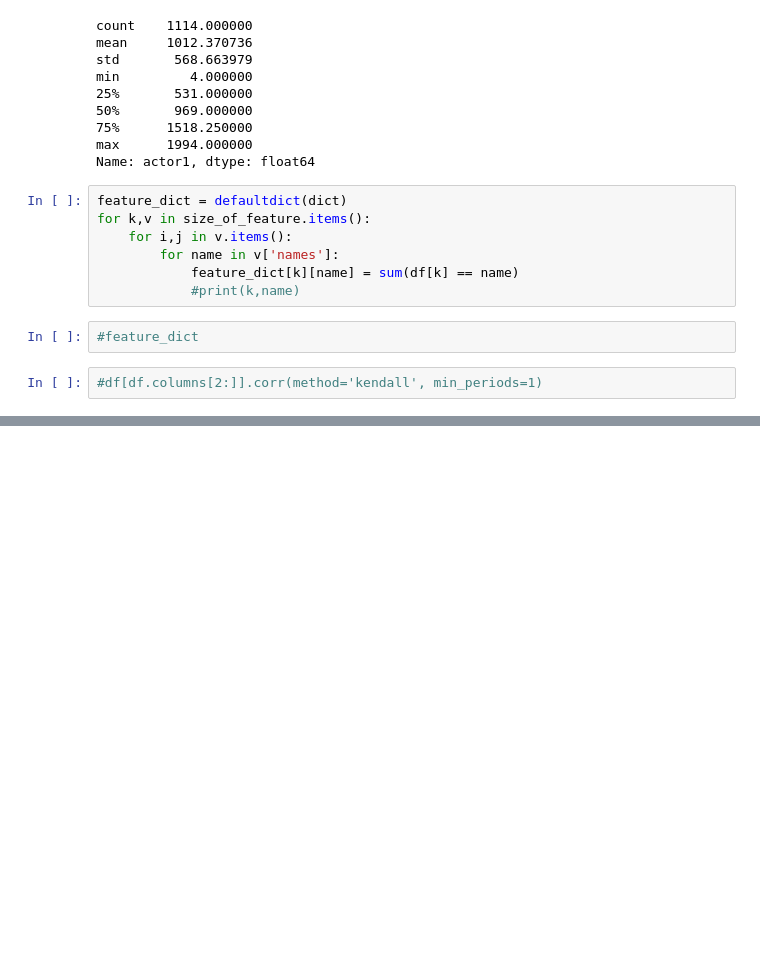
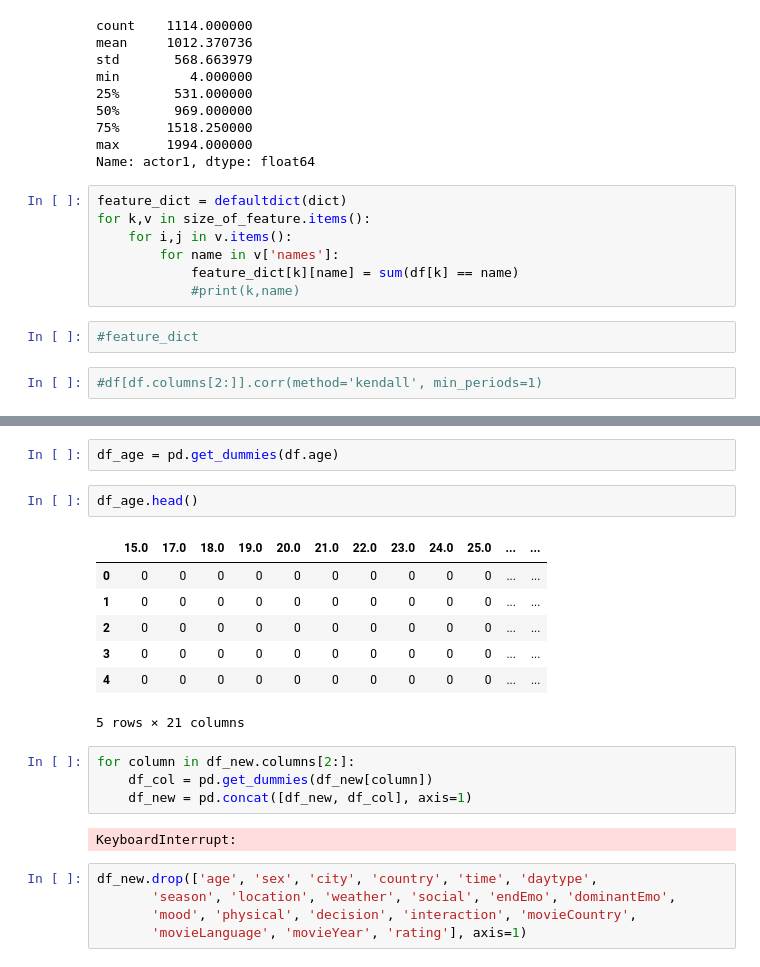
Before and after one commit to iamnewneo/Context-Aware-Recommender-System, a Jupyter notebook: DCW.ipynb, the cells around one changed output, grey strips where cells are left out. Saved outputs shown, nothing was run; the diff lists cells and outputs as text; blank space fills up the shorter version.

```diff
--- a/DCW.ipynb
+++ b/DCW.ipynb
@@ -242,0 +304,23 @@ x = []
+# %%
+df_age = pd.get_dummies(df.age)
+# %%
+df_age.head()
+# %% [output]
+|  | 15.0 | 17.0 | 18.0 | 19.0 | 20.0 | 21.0 | 22.0 | 23.0 | 24.0 | 25.0 | ... | ... |
+| 0 | 0 | 0 | 0 | 0 | 0 | 0 | 0 | 0 | 0 | 0 | ... | ... |
+| 1 | 0 | 0 | 0 | 0 | 0 | 0 | 0 | 0 | 0 | 0 | ... | ... |
+| 2 | 0 | 0 | 0 | 0 | 0 | 0 | 0 | 0 | 0 | 0 | ... | ... |
+| 3 | 0 | 0 | 0 | 0 | 0 | 0 | 0 | 0 | 0 | 0 | ... | ... |
+| 4 | 0 | 0 | 0 | 0 | 0 | 0 | 0 | 0 | 0 | 0 | ... | ... |
+5 rows × 21 columns
+# %%
+for column in df_new.columns[2:]:
+    df_col = pd.get_dummies(df_new[column])
+    df_new = pd.concat([df_new, df_col], axis=1)
+# %% [output]
+KeyboardInterrupt:
+# %%
+df_new.drop(['age', 'sex', 'city', 'country', 'time', 'daytype',
+       'season', 'location', 'weather', 'social', 'endEmo', 'dominantEmo',
+       'mood', 'physical', 'decision', 'interaction', 'movieCountry',
+       'movieLanguage', 'movieYear', 'rating'], axis=1)
```
Also changed, not shown: parts of 11 cells of this notebook.
